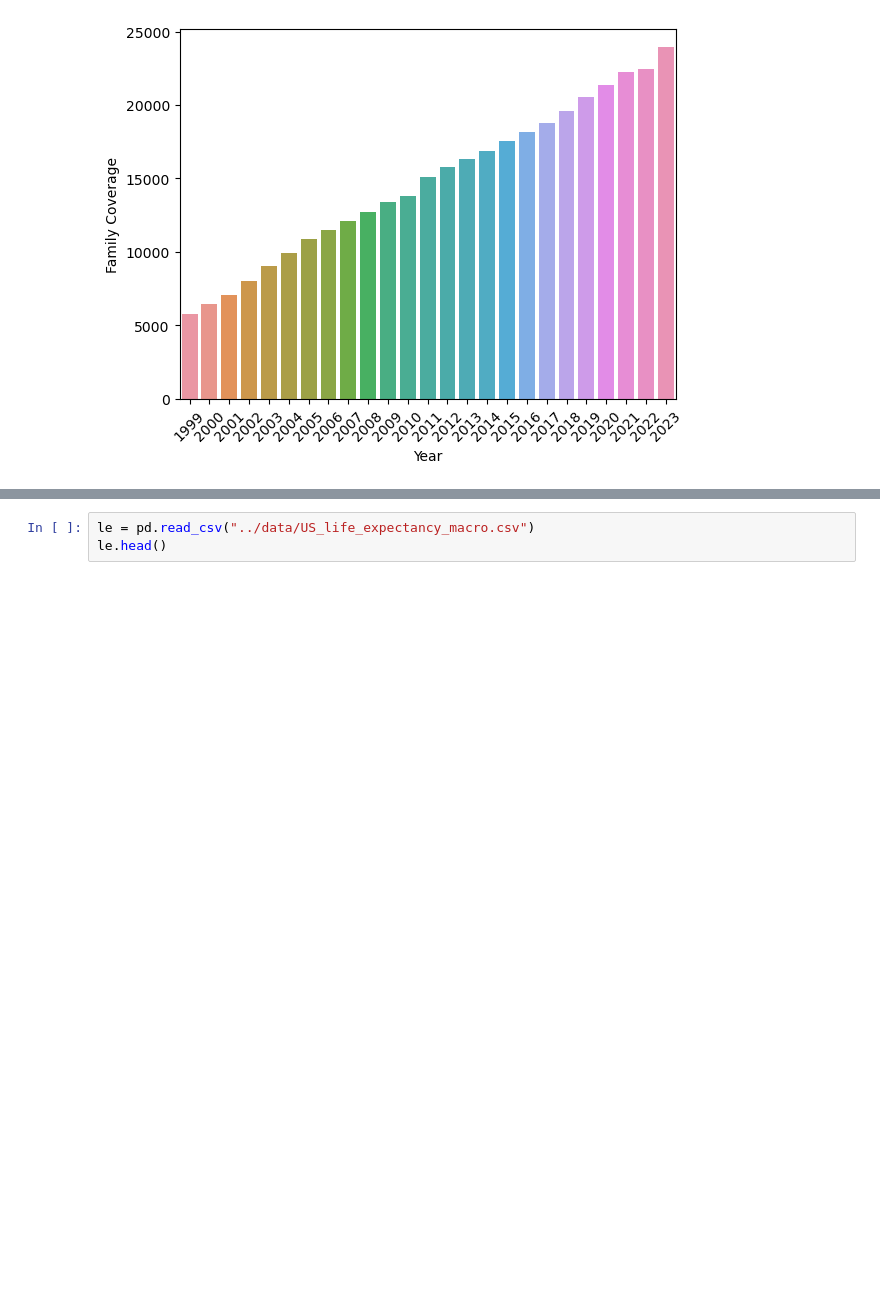
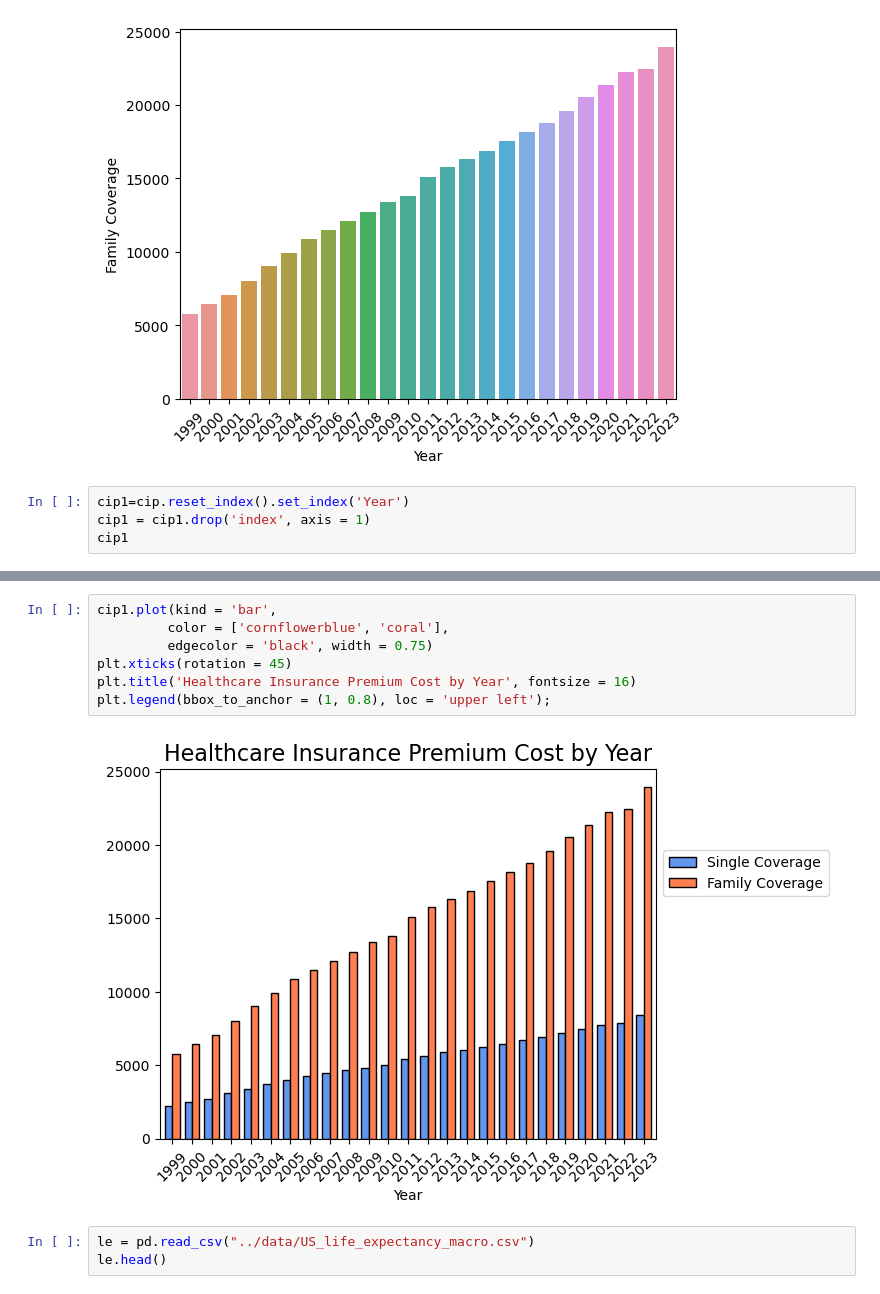
Before and after one commit to AndrewR321/Capstone, a Jupyter notebook: notebooks/Commercial Insurance Data.ipynb, the cells around one changed output, grey strips where cells are left out. Drawn from its saved outputs; the diff is of its cells as text; blank space fills up the shorter version.

```diff
--- a/notebooks/Commercial Insurance Data.ipynb
+++ b/notebooks/Commercial Insurance Data.ipynb
@@ -103,3 +103,7 @@ sns.barplot(data=cip, x='Year', y='Family Coverage')
 plt.xticks(rotation=45);
 # %% [output]
 [figure]
+# %%
+cip1=cip.reset_index().set_index('Year')
+cip1 = cip1.drop('index', axis = 1)
+cip1
@@ -106,3 +129,12 @@ plt.xticks(rotation=45);
+# %%
+cip1.plot(kind = 'bar',
+         color = ['cornflowerblue', 'coral'],
+         edgecolor = 'black', width = 0.75)
+plt.xticks(rotation = 45)
+plt.title('Healthcare Insurance Premium Cost by Year', fontsize = 16)
+plt.legend(bbox_to_anchor = (1, 0.8), loc = 'upper left');
+# %% [output]
+[figure, added]
 # %%
 le = pd.read_csv("../data/US_life_expectancy_macro.csv")
 le.head()
```
Also changed, not shown: parts of 5 cells of this notebook, 2 other files.
